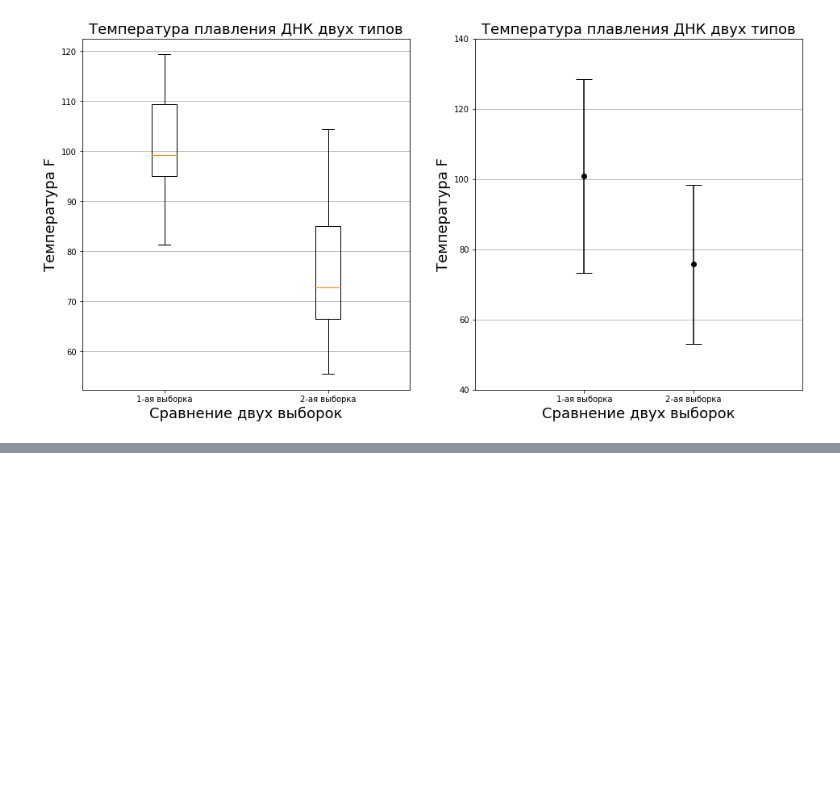
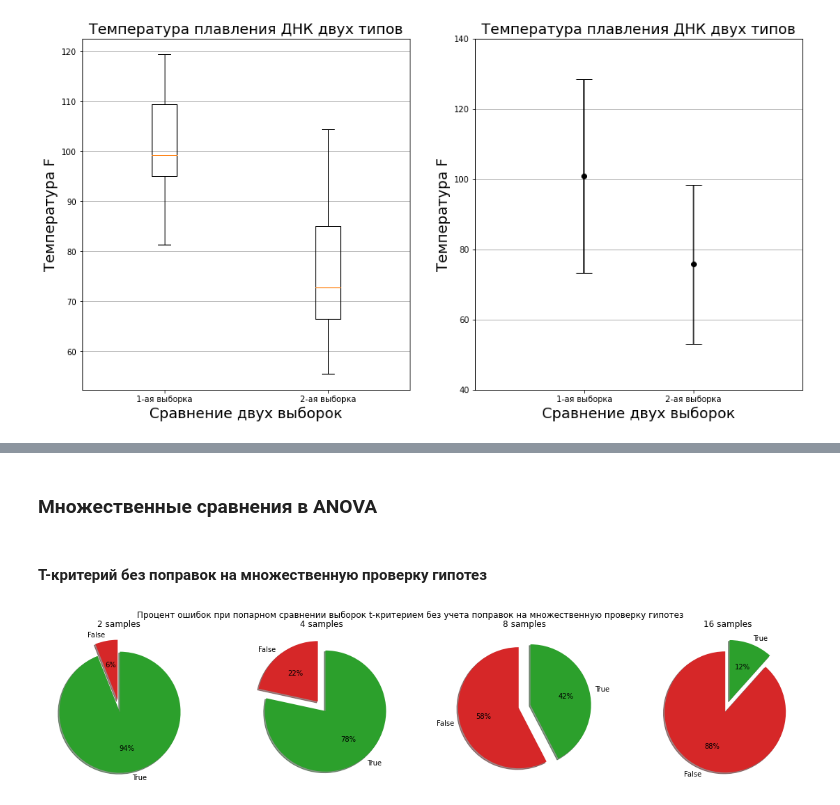
Before and after one commit to AndrewSalygin/data_analysis_practice, a Jupyter notebook: Data analysis practice.ipynb, the cells around one changed output, grey strips where cells are left out. Drawn from its saved outputs; the diff is of its cells as text; code cells hidden in the pictures; blank space fills up the shorter version.

Commit message:
Added Multiple comparisons in ANOVA

```diff
--- a/Data analysis practice.ipynb
+++ b/Data analysis practice.ipynb
@@ -492,0 +438,48 @@ cor3: -0.57
+# %% [markdown]
+### Множественные сравнения в ANOVA
+# %% [markdown]
+#### T-критерий без поправок на множественную проверку гипотез
+# %%
+import numpy as np
+from numpy import random
+import matplotlib.pyplot as plt
+from scipy.stats import t
+
+# Парный t-критерий возвращает True, если средние всех выборок равны
+def pair_t(samples, alpha):
+    n_samples = samples.shape[0]
+    n_combinations = n_samples*(n_samples - 1) / 2
+    result = np.zeros(n_combinations, dtype = bool)
+    k = 0
+    for i in range(n_samples):
+        for j in range(i + 1, n_samples):
+            N = samples[i].size
+            se = np.sqrt((samples[i].std()**2)/N + (samples[j].std()**2)/N)
+            t_value = (samples[i].mean() - samples[j].mean())/se
+            p_value = t.sf(t_value, N-2)
+            result[k] = p_value >= alpha
+            k += 1
+    return np.all(result)
+# %%
+# Возвращает количество ложных результатов при парном сравнении с помощью t-критерия
+# alpha = 1 - p_value
+def pair_t_test(repeats, n_samples, sample_size, ax, alpha = 0.05):
+    result = np.zeros(repeats, dtype = bool)
+    for i in range(repeats):
+        samples = random.randn(n_samples, sample_size)
+        result[i] = pair_t(samples, alpha)
+
+    unique, counts = np.unique(result, return_counts = True)
+    percentage = counts/result.size
+    explode = (0.1, 0.1)
+    ax.pie(percentage, explode = explode, labels = unique, autopct='%.0f%%', colors = ['#D62728', '#2CA02C'], shadow=True, startangle=90)
+# %%
+fig, axs = plt.subplots(ncols = 4, figsize = (20, 4))
+n_samples = [2, 4, 8, 16]
+fig.suptitle('Процент ошибок при попарном сравнении выборок t-критерием без учета поправок на множественную проверку гипотез')
+
+for n, ax in zip(n_samples, axs):
+    pair_t_test(250, n, 100, ax)
+    ax.set_title(f'{n} samples')
+# %% [output]
+[figure, added]
```
Also changed, not shown: parts of 27 cells of this notebook.
